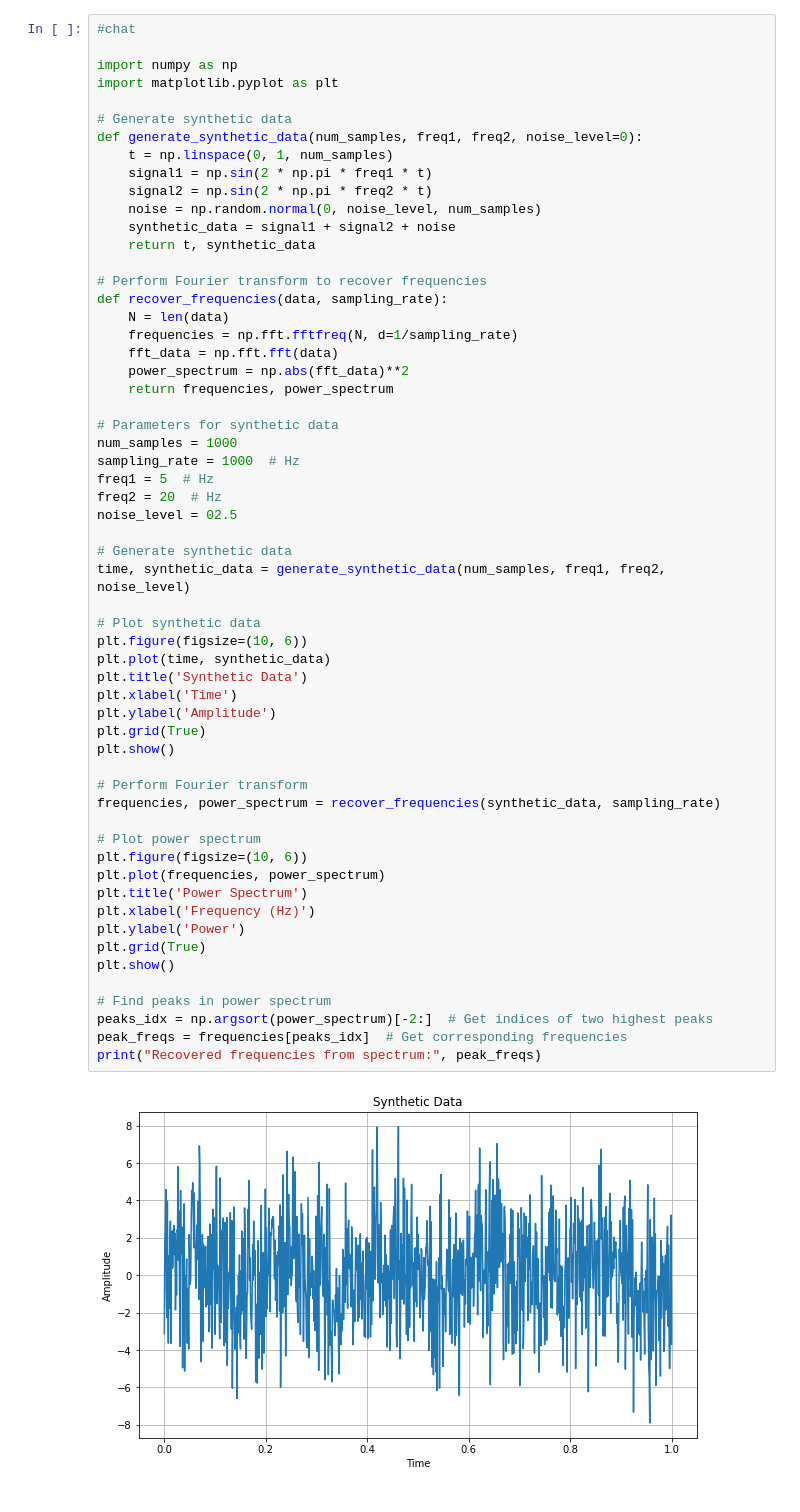
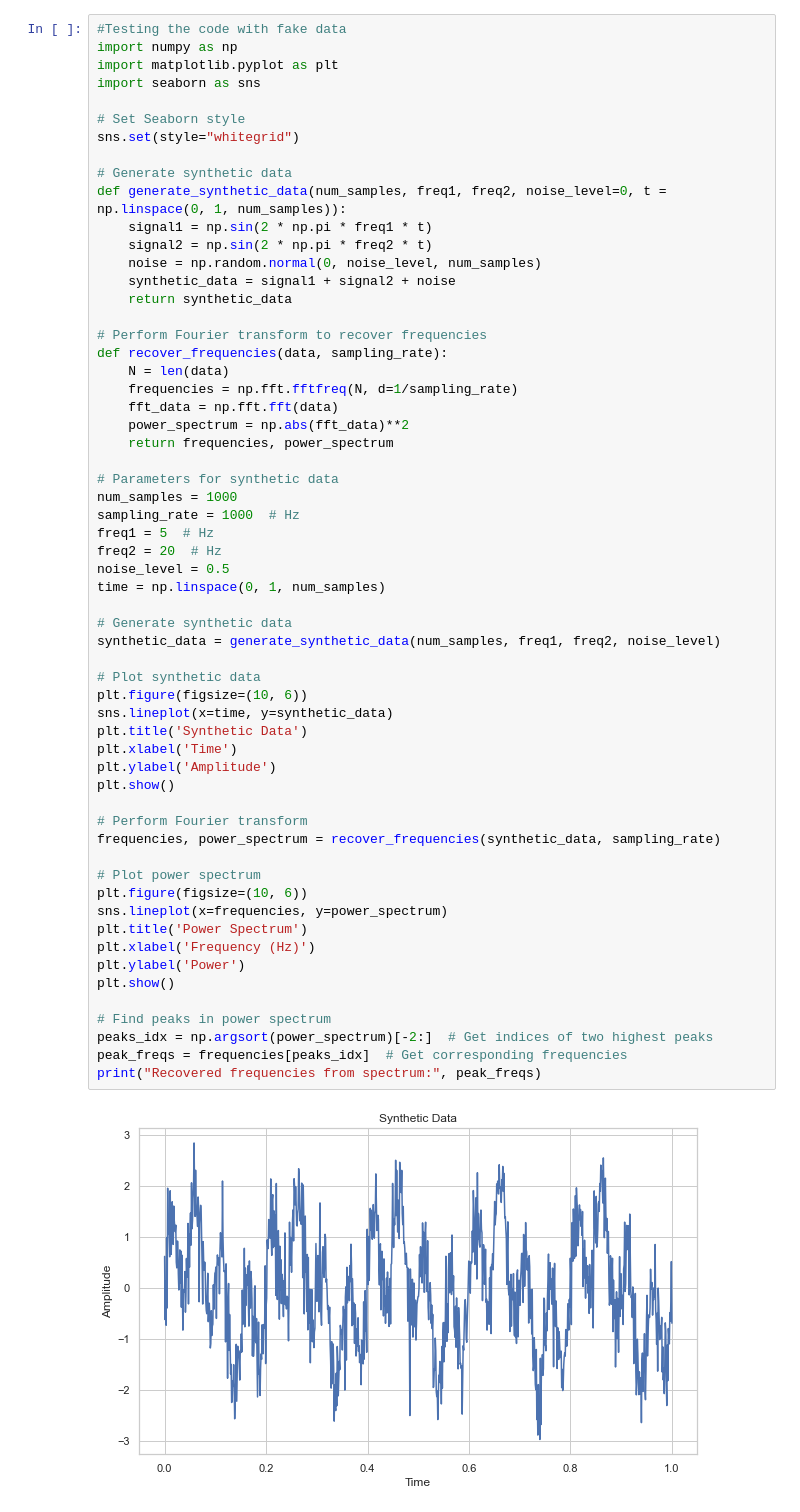
Before and after one commit to Joao-Carlos-S-G-de-A/Pulsar-Fourier-Transform, a Jupyter notebook: Main.ipynb, the cells around one changed output. Saved outputs shown, nothing was run; the diff lists cells and outputs as text.

```diff
--- a/Main.ipynb
+++ b/Main.ipynb
@@ -1,17 +1,19 @@
 # %%
-#chat
-
+#Testing the code with fake data
 import numpy as np
 import matplotlib.pyplot as plt
+import seaborn as sns
+
+# Set Seaborn style
+sns.set(style="whitegrid")
 
 # Generate synthetic data
-def generate_synthetic_data(num_samples, freq1, freq2, noise_level=0):
-    t = np.linspace(0, 1, num_samples)
+def generate_synthetic_data(num_samples, freq1, freq2, noise_level=0, t = np.linspace(0, 1, num_samples)):
     signal1 = np.sin(2 * np.pi * freq1 * t)
     signal2 = np.sin(2 * np.pi * freq2 * t)
     noise = np.random.normal(0, noise_level, num_samples)
     synthetic_data = signal1 + signal2 + noise
-    return t, synthetic_data
+    return synthetic_data
 
 # Perform Fourier transform to recover frequencies
 def recover_frequencies(data, sampling_rate):
@@ -24,37 +26,36 @@ def recover_frequencies(data, sampling_rate):
 # Parameters for synthetic data
 num_samples = 1000
 sampling_rate = 1000  # Hz
 freq1 = 5  # Hz
 freq2 = 20  # Hz
-noise_level = 02.5
+noise_level = 0.5
+time = np.linspace(0, 1, num_samples)
 
 # Generate synthetic data
-time, synthetic_data = generate_synthetic_data(num_samples, freq1, freq2, noise_level)
+synthetic_data = generate_synthetic_data(num_samples, freq1, freq2, noise_level)
 
 # Plot synthetic data
 plt.figure(figsize=(10, 6))
-plt.plot(time, synthetic_data)
+sns.lineplot(x=time, y=synthetic_data)
 plt.title('Synthetic Data')
 plt.xlabel('Time')
 plt.ylabel('Amplitude')
-plt.grid(True)
 plt.show()
 
 # Perform Fourier transform
 frequencies, power_spectrum = recover_frequencies(synthetic_data, sampling_rate)
 
 # Plot power spectrum
 plt.figure(figsize=(10, 6))
-plt.plot(frequencies, power_spectrum)
+sns.lineplot(x=frequencies, y=power_spectrum)
 plt.title('Power Spectrum')
 plt.xlabel('Frequency (Hz)')
 plt.ylabel('Power')
-plt.grid(True)
 plt.show()
 
 # Find peaks in power spectrum
 peaks_idx = np.argsort(power_spectrum)[-2:]  # Get indices of two highest peaks
 peak_freqs = frequencies[peaks_idx]  # Get corresponding frequencies
 print("Recovered frequencies from spectrum:", peak_freqs)
 # %% [output]
-[figure, old version]
+[figure, new version]
```
Also changed, not shown: parts of 13 cells of this notebook, 7 other files.
